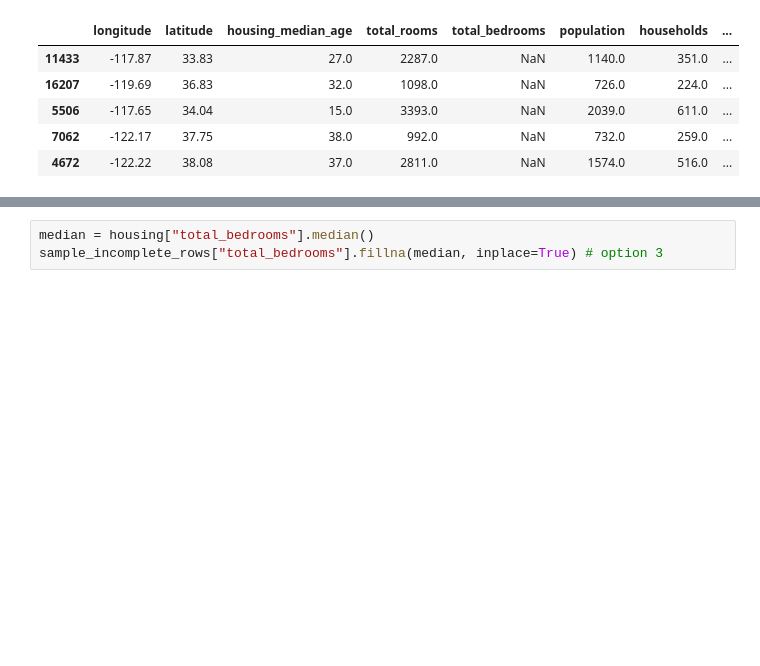
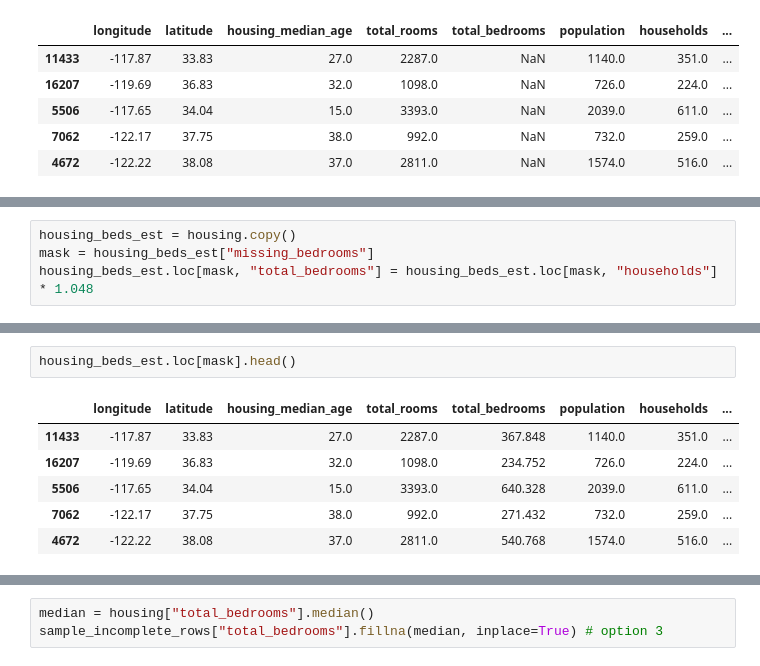
Before and after one commit to SteffenLG/DAT158-Oblig1, a Jupyter notebook: 02_end_to_end_machine_learning_project.ipynb, the cells around one changed output, grey strips where cells are left out. Drawn from its saved outputs; the diff is of its cells as text; blank space fills up the shorter version.

```diff
--- a/02_end_to_end_machine_learning_project.ipynb
+++ b/02_end_to_end_machine_learning_project.ipynb
@@ -388,0 +287,4 @@ sample_incomplete_rows
+# %%
+housing_beds_est = housing.copy()
+mask = housing_beds_est["missing_bedrooms"]
+housing_beds_est.loc[mask, "total_bedrooms"] = housing_beds_est.loc[mask, "households"] * 1.048
@@ -388,0 +302,9 @@ sample_incomplete_rows
+# %%
+housing_beds_est.loc[mask].head()
+# %% [output]
+|  | longitude | latitude | housing_median_age | total_rooms | total_bedrooms | population | households | ... |
+| 11433 | -117.87 | 33.83 | 27.0 | 2287.0 | 367.848 | 1140.0 | 351.0 | ... |
+| 16207 | -119.69 | 36.83 | 32.0 | 1098.0 | 234.752 | 726.0 | 224.0 | ... |
+| 5506 | -117.65 | 34.04 | 15.0 | 3393.0 | 640.328 | 2039.0 | 611.0 | ... |
+| 7062 | -122.17 | 37.75 | 38.0 | 992.0 | 271.432 | 732.0 | 259.0 | ... |
+| 4672 | -122.22 | 38.08 | 37.0 | 2811.0 | 540.768 | 1574.0 | 516.0 | ... |
```
Also changed, not shown: parts of 103 cells of this notebook, 3 other files.
